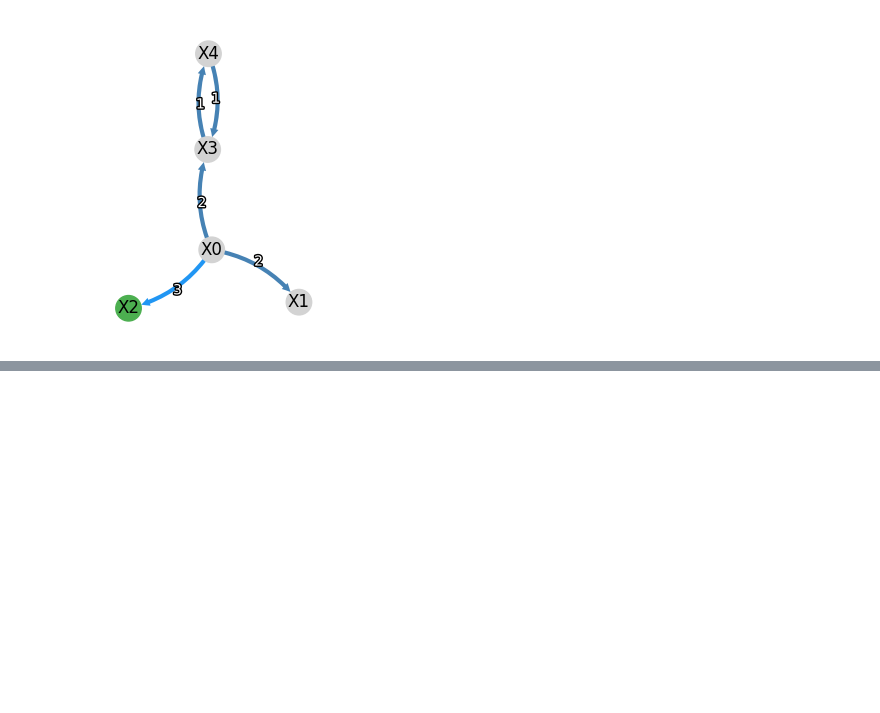
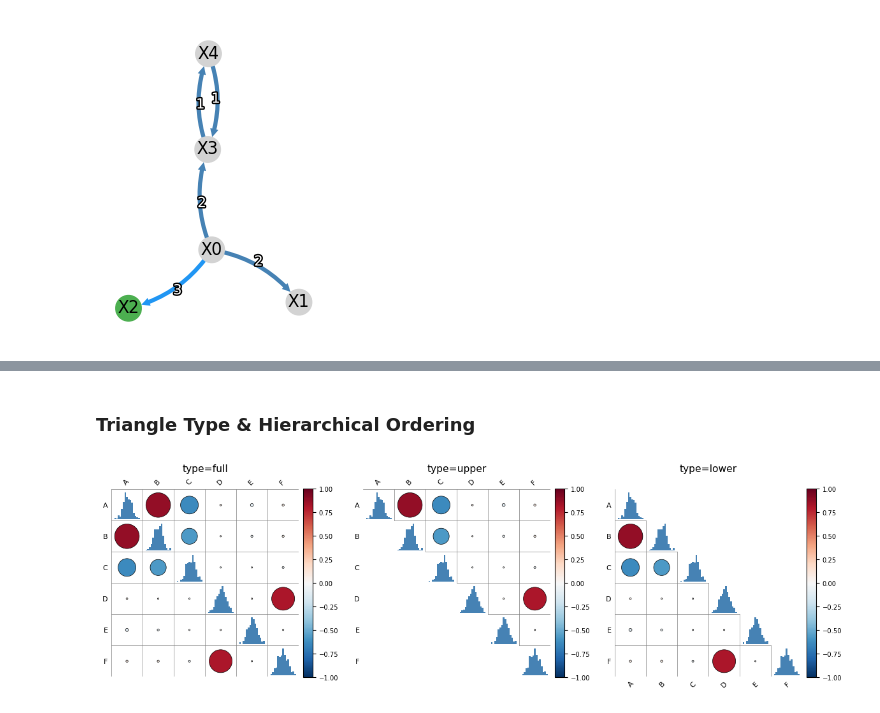
Before and after one commit to bloomberg/causal-ts, a Jupyter notebook: examples/plotting.ipynb, the cells around one changed output, grey strips where cells are left out. Cells and saved outputs as stored; diff of their text form; code cells hidden in the pictures; blank space fills up the shorter version.

```diff
--- a/examples/plotting.ipynb
+++ b/examples/plotting.ipynb
@@ -542,0 +609,11 @@ Uncomment savefig lines above to export
+# %% [markdown]
+### Triangle Type & Hierarchical Ordering
+# %%
+fig, axes = plt.subplots(1, 3, figsize=(12, 4))
+corrplot(df1, metric='pearson', type='full', fig_ax=(fig, axes[0]), tl_cex=0.8, title='type=full')
+corrplot(df1, metric='pearson', type='upper', fig_ax=(fig, axes[1]), tl_cex=0.8, title='type=upper')
+corrplot(df1, metric='pearson', type='lower', fig_ax=(fig, axes[2]), tl_cex=0.8, title='type=lower')
+plt.tight_layout()
+plt.show()
+# %% [output]
+[figure, added]
```
Also changed, not shown: parts of 15 cells of this notebook, 5 other files.
